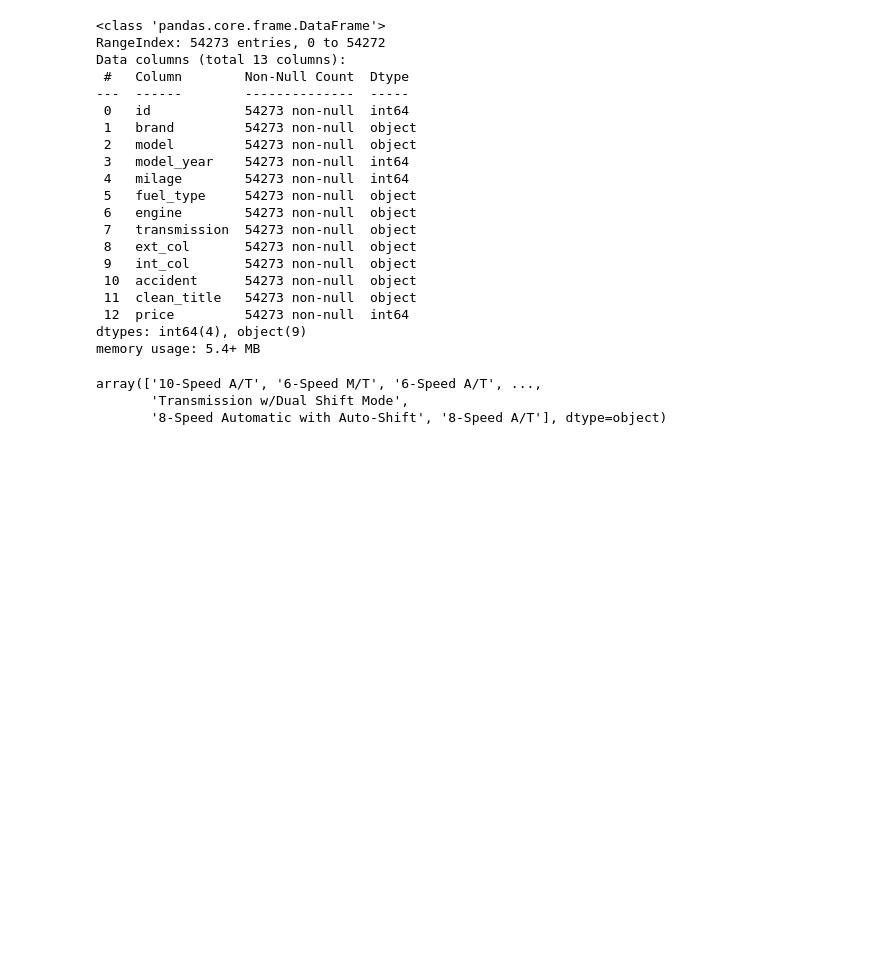
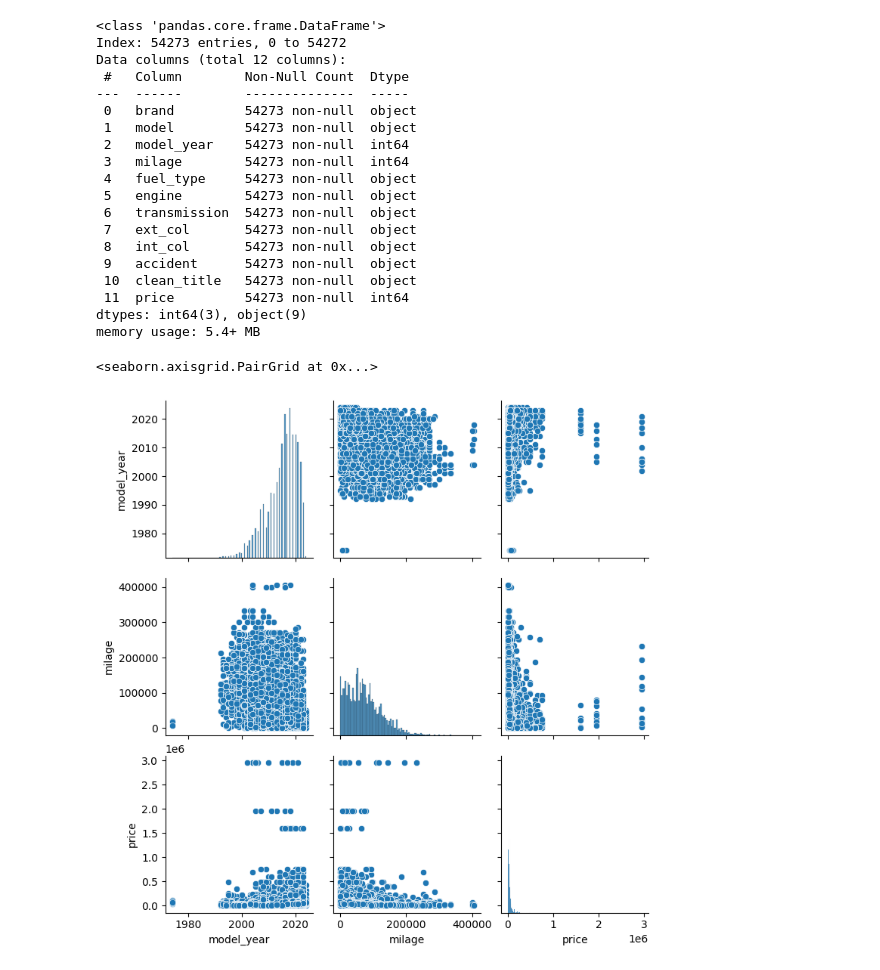
Before and after one commit to Anikeetgarg/ML-Learning-Reporsitory, a Jupyter notebook: Kaggle_Comp/kaggle_comp.ipynb, the cells around one changed output. Saved outputs shown, nothing was run; the diff lists cells and outputs as text; code cells hidden in the pictures; blank space fills up the shorter version.

Commit message:
Kmeans graphs activity

```diff
--- a/Kaggle_Comp/kaggle_comp.ipynb
+++ b/Kaggle_Comp/kaggle_comp.ipynb
@@ -4,31 +6,30 @@ import matplotlib.pyplot as plt
 # %%
-data = pd.read_csv('train.csv')
+data = pd.read_csv('train.csv', index_col='id')
 
 data.info()
 # %% [output]
 <class 'pandas.core.frame.DataFrame'>
-RangeIndex: 54273 entries, 0 to 54272
-Data columns (total 13 columns):
+Index: 54273 entries, 0 to 54272
+Data columns (total 12 columns):
  #   Column        Non-Null Count  Dtype
 ---  ------        --------------  -----
- 0   id            54273 non-null  int64
- 1   brand         54273 non-null  object
- 2   model         54273 non-null  object
- 3   model_year    54273 non-null  int64
- 4   milage        54273 non-null  int64
- 5   fuel_type     54273 non-null  object
- 6   engine        54273 non-null  object
- 7   transmission  54273 non-null  object
- 8   ext_col       54273 non-null  object
- 9   int_col       54273 non-null  object
- 10  accident      54273 non-null  object
- 11  clean_title   54273 non-null  object
- 12  price         54273 non-null  int64
-dtypes: int64(4), object(9)
+ 0   brand         54273 non-null  object
+ 1   model         54273 non-null  object
+ 2   model_year    54273 non-null  int64
+ 3   milage        54273 non-null  int64
+ 4   fuel_type     54273 non-null  object
+ 5   engine        54273 non-null  object
+ 6   transmission  54273 non-null  object
+ 7   ext_col       54273 non-null  object
+ 8   int_col       54273 non-null  object
+ 9   accident      54273 non-null  object
+ 10  clean_title   54273 non-null  object
+ 11  price         54273 non-null  int64
+dtypes: int64(3), object(9)
 memory usage: 5.4+ MB
-# %%
-data.transmission.values
-# %% [output]
-array(['10-Speed A/T', '6-Speed M/T', '6-Speed A/T', ...,
-       'Transmission w/Dual Shift Mode',
-       '8-Speed Automatic with Auto-Shift', '8-Speed A/T'], dtype=object)
+# %%
+sns.pairplot(data)
+# data.head()
+# %% [output]
+<seaborn.axisgrid.PairGrid at 0x...>
+[figure, added]
```
Also changed, not shown: parts of 2 cells of this notebook, 5 other files.
